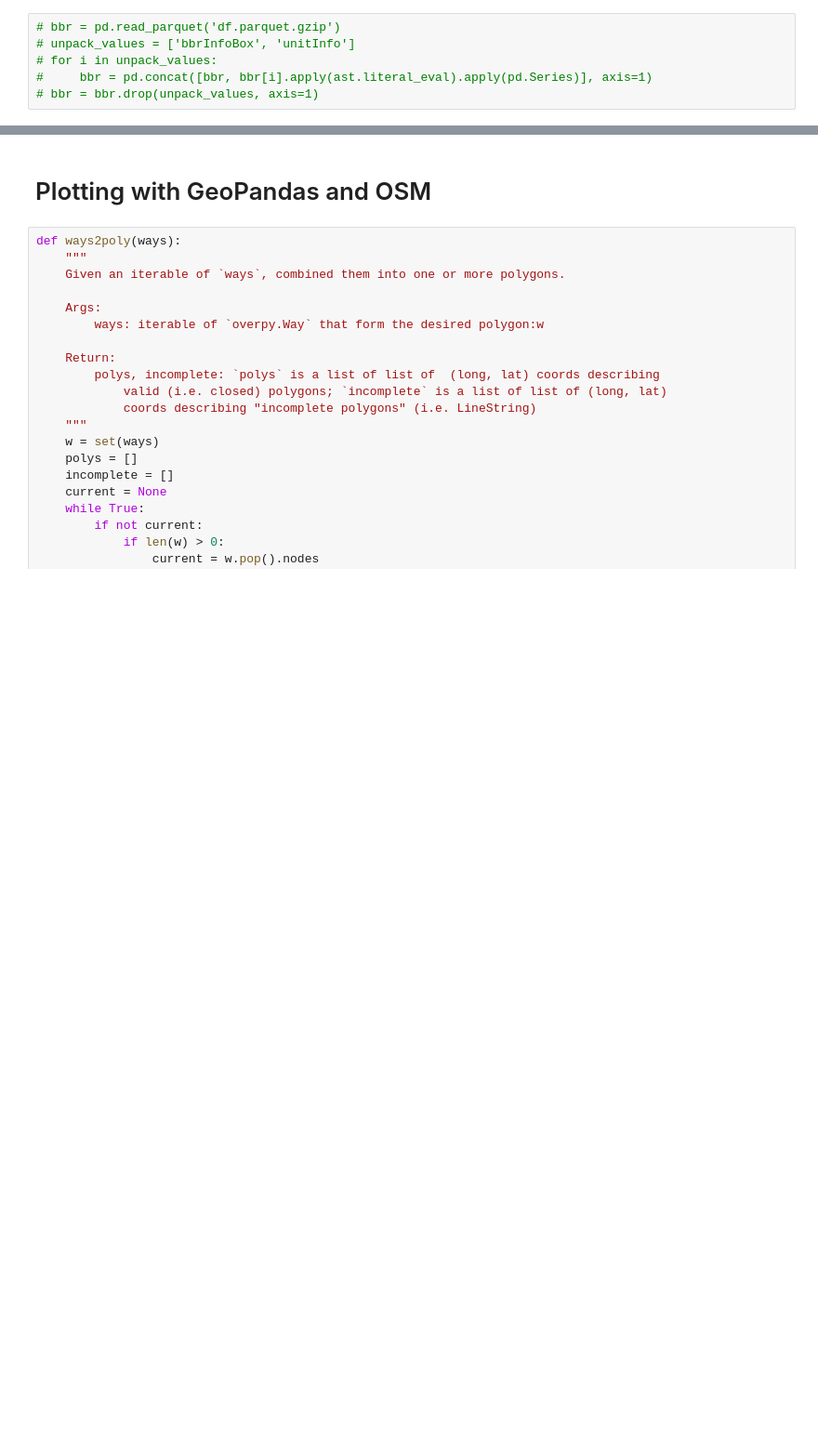
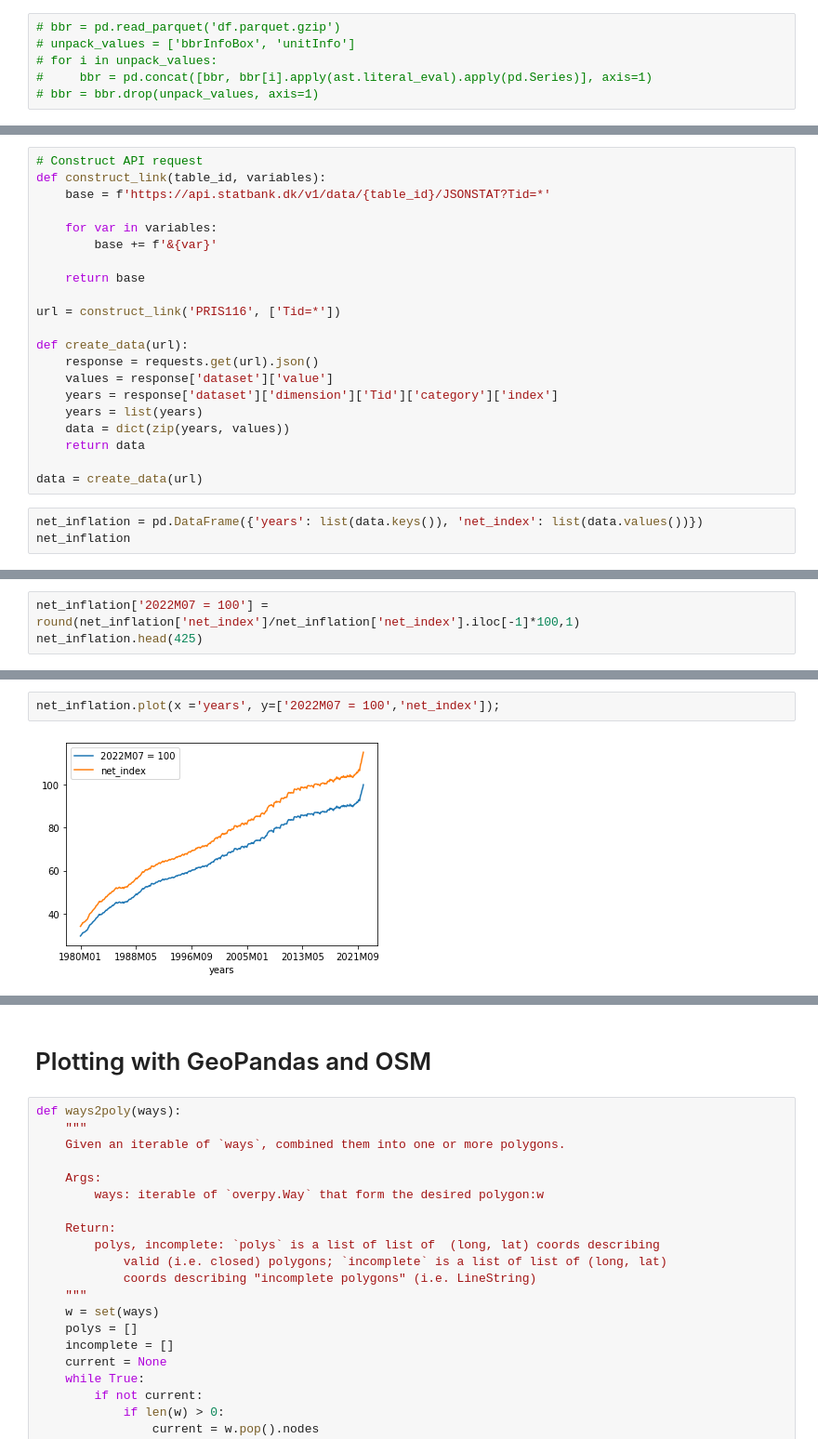
Before and after one commit to yapicikerem/ISDS_G9, a Jupyter notebook: data_analysis.ipynb, the cells around one changed output, grey strips where cells are left out. Shown at 93% size. Saved outputs shown, nothing was run; the diff lists cells and outputs as text; blank space fills up the shorter version.

```diff
--- a/data_analysis.ipynb
+++ b/data_analysis.ipynb
@@ -201,0 +201,24 @@ houses = houses.loc[(houses['sqmPrice']<=160000) & (houses['sqmPrice']>=10000)]
+# %%
+# Construct API request
+def construct_link(table_id, variables):
+    base = f'https://api.statbank.dk/v1/data/{table_id}/JSONSTAT?Tid=*'
+
+    for var in variables:
+        base += f'&{var}'
+
+    return base
+
+url = construct_link('PRIS116', ['Tid=*'])
+
+def create_data(url):
+    response = requests.get(url).json()
+    values = response['dataset']['value']
+    years = response['dataset']['dimension']['Tid']['category']['index']
+    years = list(years)
+    data = dict(zip(years, values))
+    return data
+
+data = create_data(url)
+# %%
+net_inflation = pd.DataFrame({'years': list(data.keys()), 'net_index': list(data.values())})
+net_inflation
@@ -201,0 +241,3 @@ houses = houses.loc[(houses['sqmPrice']<=160000) & (houses['sqmPrice']>=10000)]
+# %%
+net_inflation['2022M07 = 100'] =  round(net_inflation['net_index']/net_inflation['net_index'].iloc[-1]*100,1)
+net_inflation.head(425)
@@ -201,0 +258,4 @@ houses = houses.loc[(houses['sqmPrice']<=160000) & (houses['sqmPrice']>=10000)]
+# %%
+net_inflation.plot(x ='years', y=['2022M07 = 100','net_index']);
+# %% [output]
+[figure, added]
```
Also changed, not shown: parts of 16 cells of this notebook, 1 other file.
